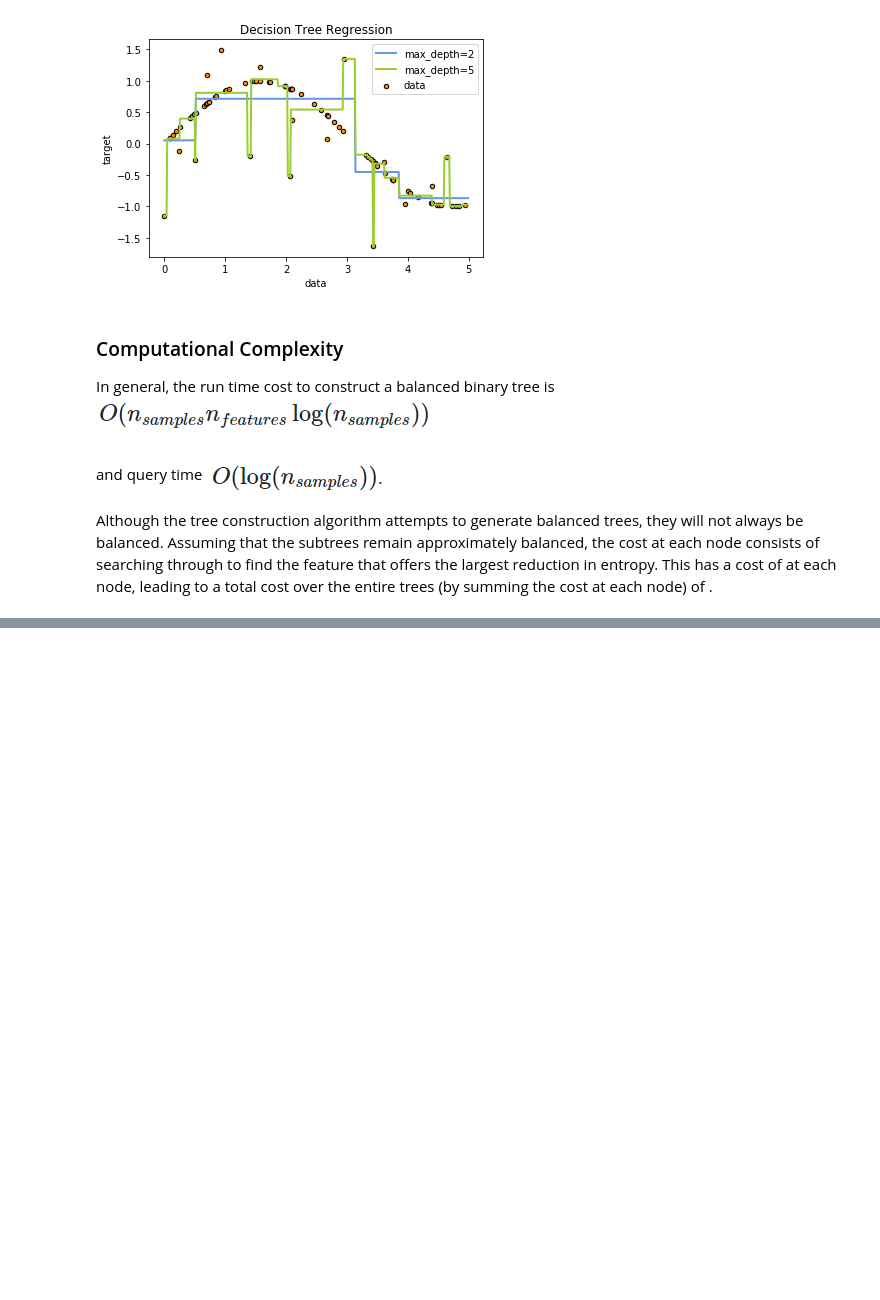
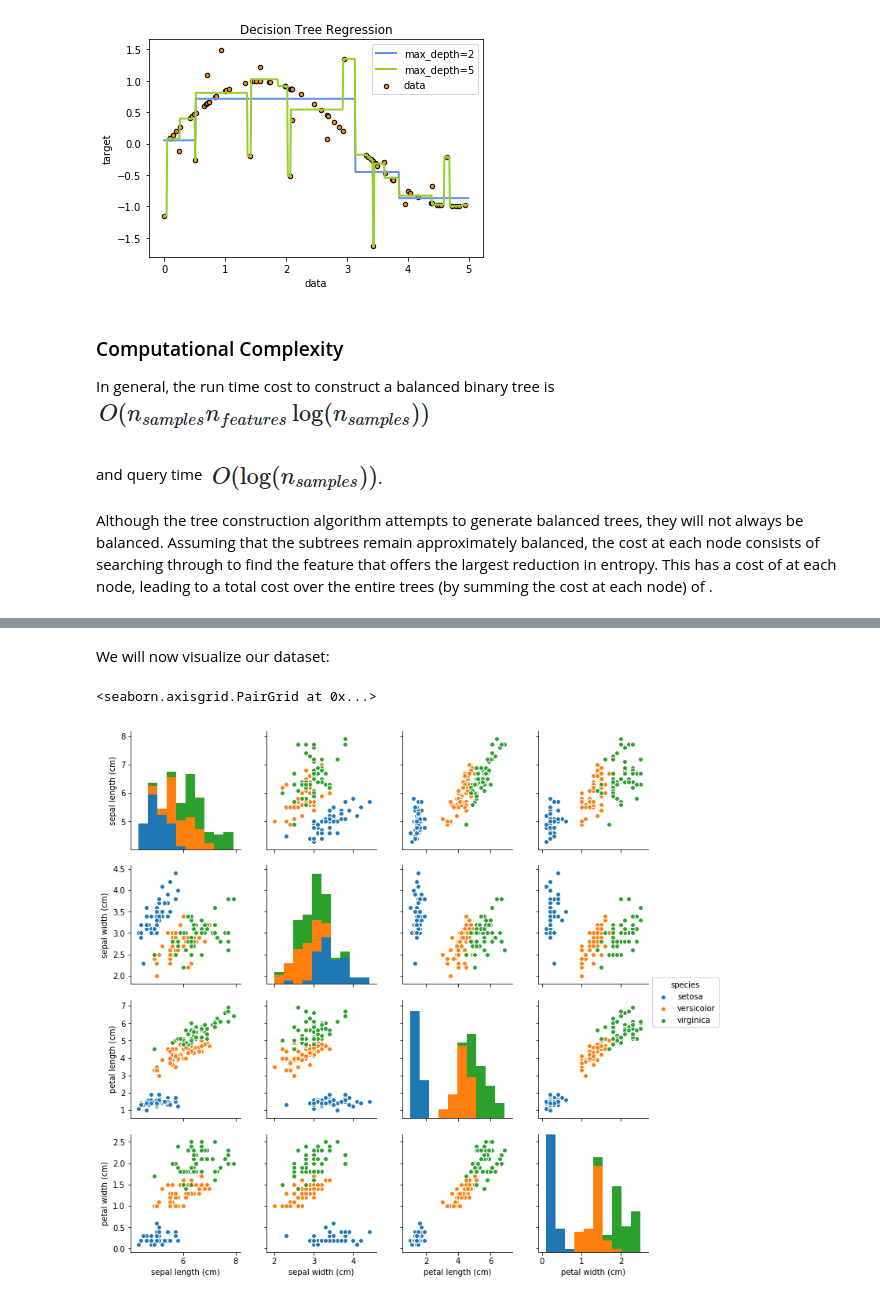
Before and after one commit to KelloggAIProgramme/2019-2020, a Jupyter notebook: Day 1 - Decision Trees & Random Forests.ipynb, the cells around one changed output, grey strips where cells are left out. Drawn from its saved outputs; the diff is of its cells as text; code cells hidden in the pictures; blank space fills up the shorter version.

```diff
--- a/Day 1 - Decision Trees & Random Forests.ipynb
+++ b/Day 1 - Decision Trees & Random Forests.ipynb
@@ -175,0 +186,19 @@ Although the tree construction algorithm attempts to generate balanced trees, th
+# %%
+import numpy as np
+import pandas as pd
+import matplotlib.pyplot as plt
+import seaborn as sns
+from sklearn import datasets
+iris = datasets.load_iris()
+# %% [markdown]
+We will now visualize our dataset:
+# %%
+df = pd.DataFrame(iris.data, columns=iris.feature_names)
+# sklearn provides the iris species as integer values since this is required for classification
+# here we're just adding a column with the species names to the dataframe for visualisation
+
+df['species'] = np.array([iris.target_names[i] for i in iris.target])
+sns.pairplot(df, hue='species')
+# %% [output]
+<seaborn.axisgrid.PairGrid at 0x...>
+[figure, added]
```
Also changed, not shown: parts of 19 cells of this notebook.
